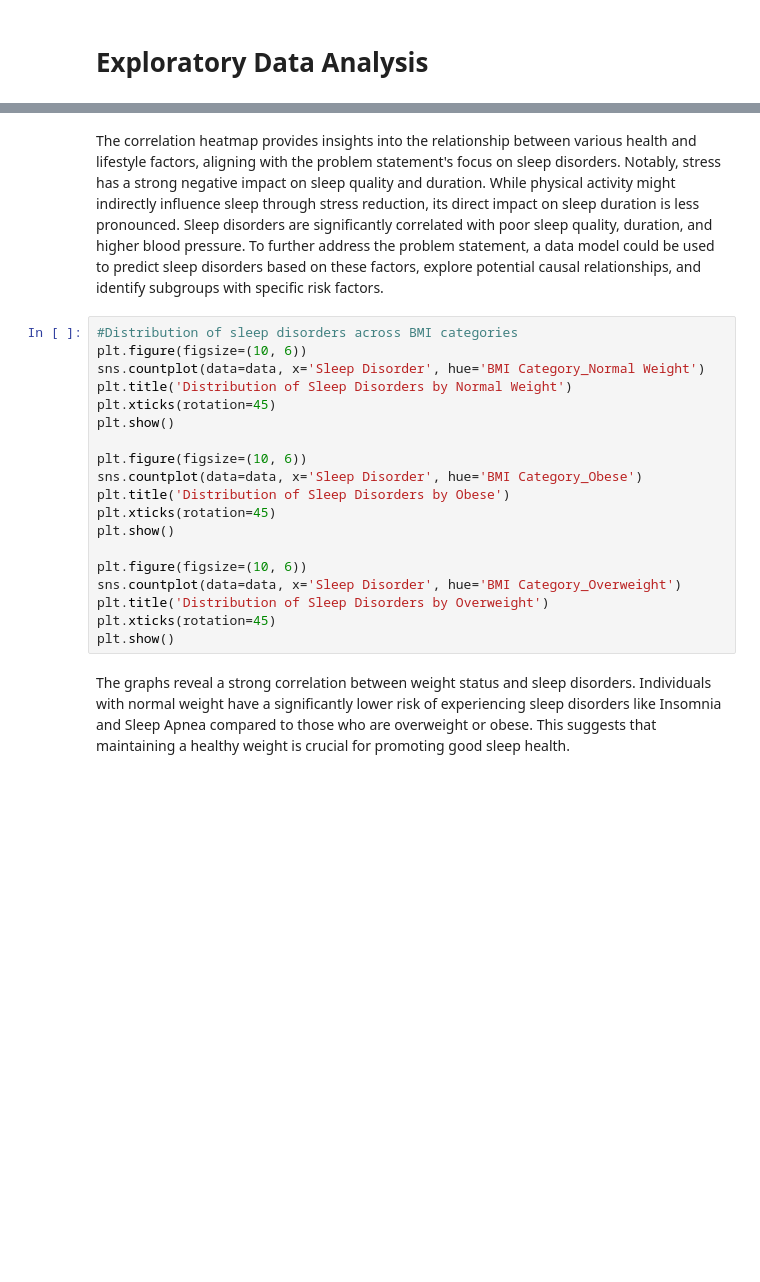
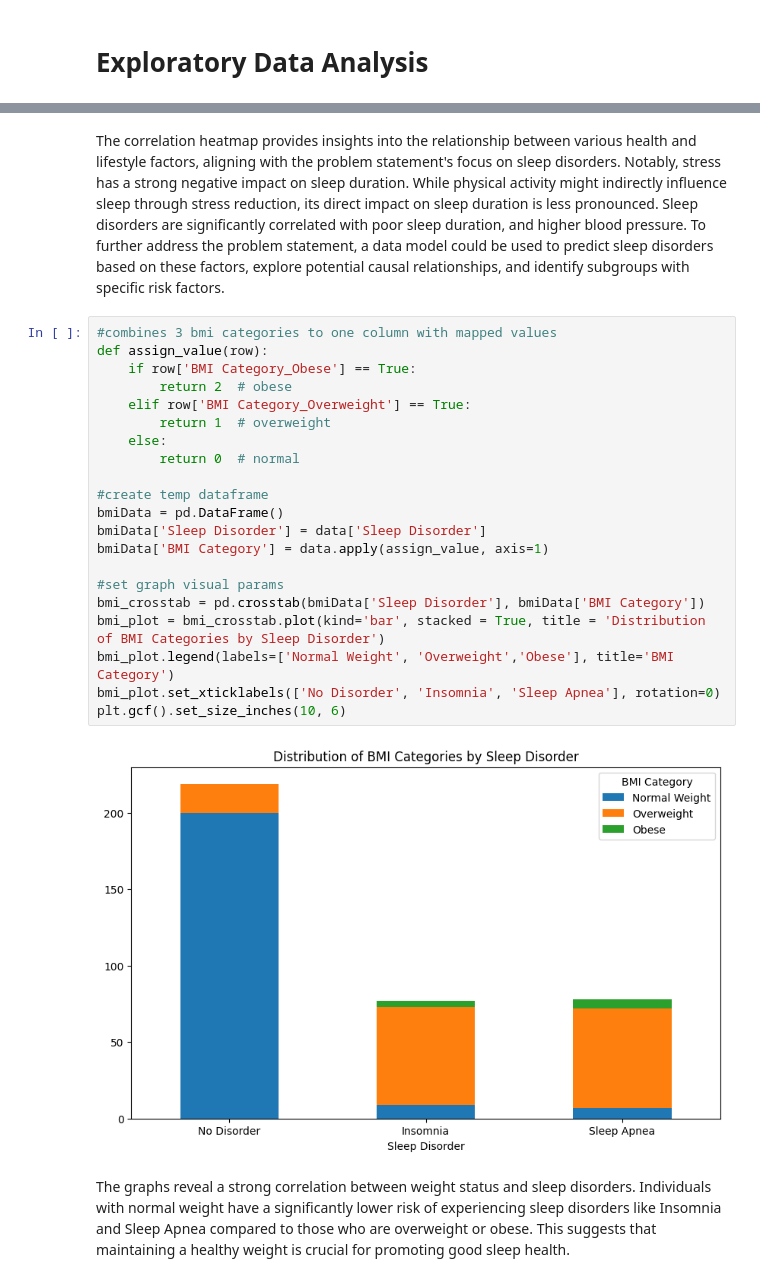
Before and after one commit to Leonnello/sleep-disorder-predictive-model, a Jupyter notebook: Final_Project_final.ipynb, the cells around one changed output, grey strips where cells are left out. Saved outputs shown, nothing was run; the diff lists cells and outputs as text; blank space fills up the shorter version.

```diff
--- a/Final_Project_final.ipynb
+++ b/Final_Project_final.ipynb
@@ -78,23 +166,27 @@ plt.show()
 # %% [markdown]
-The correlation heatmap provides insights into the relationship between various health and lifestyle factors, aligning with the problem statement's focus on sleep disorders. Notably, stress has a strong negative impact on sleep quality and duration. While physical activity might indirectly influence sleep through stress reduction, its direct impact on sleep duration is less pronounced. Sleep disorders are significantly correlated with poor sleep quality, duration, and higher blood pressure. To further address the problem statement, a data model could be used to predict sleep disorders based on these factors, explore potential causal relationships, and identify subgroups with specific risk factors.
+The correlation heatmap provides insights into the relationship between various health and lifestyle factors, aligning with the problem statement's focus on sleep disorders. Notably, stress has a strong negative impact on sleep duration. While physical activity might indirectly influence sleep through stress reduction, its direct impact on sleep duration is less pronounced. Sleep disorders are significantly correlated with poor sleep duration, and higher blood pressure. To further address the problem statement, a data model could be used to predict sleep disorders based on these factors, explore potential causal relationships, and identify subgroups with specific risk factors.
-# %%
-#Distribution of sleep disorders across BMI categories
-plt.figure(figsize=(10, 6))
-sns.countplot(data=data, x='Sleep Disorder', hue='BMI Category_Normal Weight')
-plt.title('Distribution of Sleep Disorders by Normal Weight')
-plt.xticks(rotation=45)
-plt.show()
-
-plt.figure(figsize=(10, 6))
-sns.countplot(data=data, x='Sleep Disorder', hue='BMI Category_Obese')
-plt.title('Distribution of Sleep Disorders by Obese')
-plt.xticks(rotation=45)
-plt.show()
-
-plt.figure(figsize=(10, 6))
-sns.countplot(data=data, x='Sleep Disorder', hue='BMI Category_Overweight')
-plt.title('Distribution of Sleep Disorders by Overweight')
-plt.xticks(rotation=45)
-plt.show()
+# %%
+#combines 3 bmi categories to one column with mapped values
+def assign_value(row):
+    if row['BMI Category_Obese'] == True:
+        return 2  # obese
+    elif row['BMI Category_Overweight'] == True:
+        return 1  # overweight
+    else:
+        return 0  # normal
+
+#create temp dataframe
+bmiData = pd.DataFrame()
+bmiData['Sleep Disorder'] = data['Sleep Disorder']
+bmiData['BMI Category'] = data.apply(assign_value, axis=1)
+
+#set graph visual params
+bmi_crosstab = pd.crosstab(bmiData['Sleep Disorder'], bmiData['BMI Category'])
+bmi_plot = bmi_crosstab.plot(kind='bar', stacked = True, title = 'Distribution of BMI Categories by Sleep Disorder')
+bmi_plot.legend(labels=['Normal Weight', 'Overweight','Obese'], title='BMI Category')
+bmi_plot.set_xticklabels(['No Disorder', 'Insomnia', 'Sleep Apnea'], rotation=0)
+plt.gcf().set_size_inches(10, 6)
+# %% [output]
+[figure, added]
 # %% [markdown]
 The graphs reveal a strong correlation between weight status and sleep disorders. Individuals with normal weight have a significantly lower risk of experiencing sleep disorders like Insomnia and Sleep Apnea compared to those who are overweight or obese. This suggests that maintaining a healthy weight is crucial for promoting good sleep health.
```
Also changed, not shown: parts of 20 cells of this notebook.
